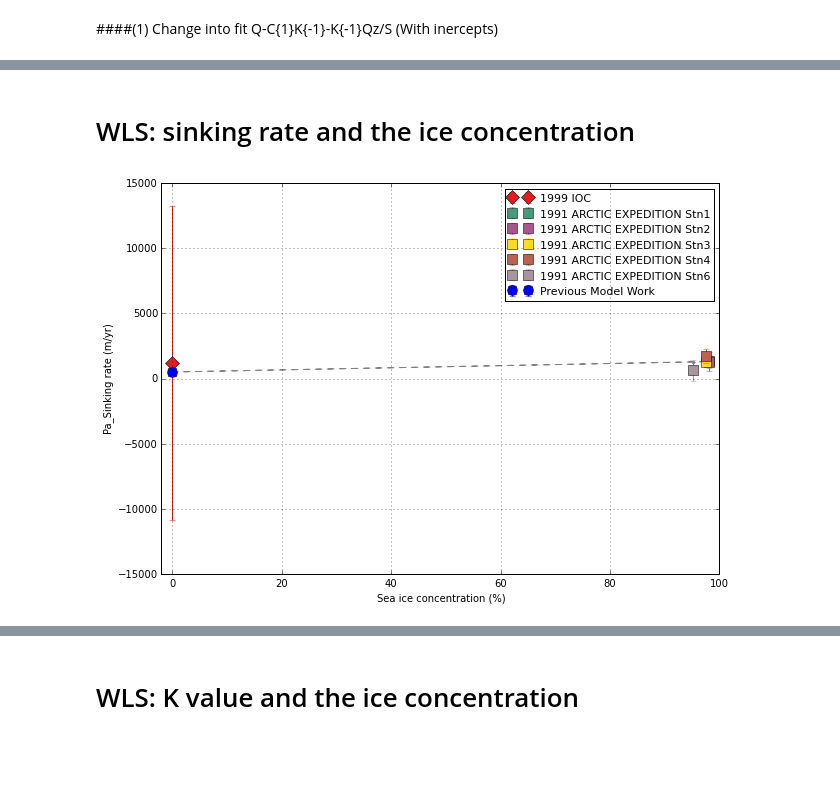
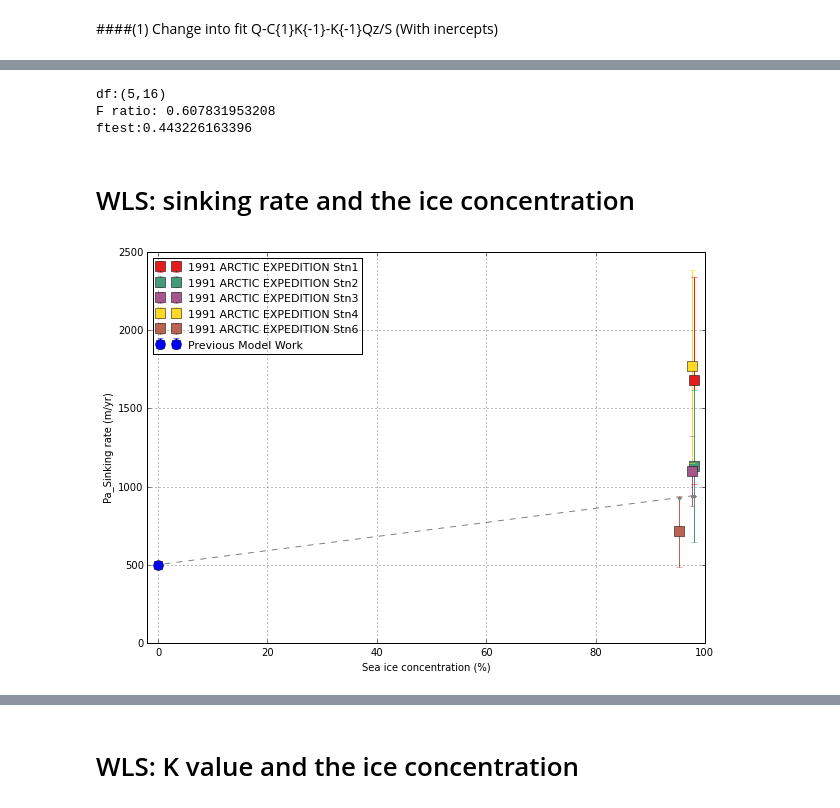
Before and after one commit to UBC-MOAD/analysis-cindy, a Jupyter notebook: notebooks/[parameterization]Version4_Pa.ipynb, the cells around one changed output, grey strips where cells are left out. Cells and saved outputs as stored; diff of their text form; code cells hidden in the pictures; blank space fills up the shorter version.

```diff
--- a/notebooks/[parameterization]Version4_Pa.ipynb
+++ b/notebooks/[parameterization]Version4_Pa.ipynb
@@ -38,7 +35,7 @@ found *.csv file:
 # %% [markdown]
 #Fitting the part. Pa
 # %%
-file_num=6
+file_num=5
 marker=['D','s','s','s','s','s','s']
 
 WLS_err1=np.empty([file_num,1])
@@ -140,9 +158,10 @@ sinking   :6.410755e+02,error:8.150987e+02
 # %%
 p1 = 1
 p2 = 2
-n = file_num
-F = (sum(rss1) - sum(rss2))/(sum(rss2)) *(n*n-p2*n)/(p2*n-p1*n)
+n = 26
+F = (sum(rss1) - sum(rss2))/(sum(rss2)) *(n-p2*5)/(p2*5-p1*5)
 p = 1.0 - scist.cdf(F,p2-p1,n-p2)
+print ('df:(%s,%s)'%((p2-p1)*5,(n-p2*5)))
 print ('F ratio: %s'%F)
 print ('ftest:%s'%p)
 # %% [output]
@@ -268,40 +288,53 @@ Kurtosis:                       1.688   Cond. No.                         190.
+# %%
+p1 = 1
+p2 = 2
+n = 26
+F = (sum(rss1) - sum(rss2))/(sum(rss2)) *(n-p2*5)/(p2*5-p1*5)
+p = 1.0 - scist.cdf(F,p2-p1,n-p2)
+print ('df:(%s,%s)'%((p2-p1)*5,(n-p2*5)))
+print ('F ratio: %s'%F)
+print ('ftest:%s'%p)
+# %% [output]
+df:(5,16)
+F ratio: 0.607831953208
+ftest:0.443226163396
 # %% [markdown]
 # WLS: sinking rate and the ice concentration
 # %%
-marker=['D','s','s','s','s','s','s']
+marker=['s','s','s','s','s','s']
 #i=np.empty([5,1])
 #for j in range(5):
 #    data=pd.read_csv(nc_filename[j])
 #    i[j,:]= data['ice'][0];
-i= np.array([0,98,98,97.6,97.6,95.2])
+i= np.array([98,98,97.6,97.6,95.2])
 
 err1=(WLS_err1/WLS_coef1)*1/WLS_coef1*0.00246
 #((WLS_err1/WLS_coef1)**2)**(0.5)
-sinking_rate=numpy.append(sinking_rate,500)
-i=numpy.append(i,0)
-err1=numpy.append(err1,0.01)
+sinking_rate=np.append(sinking_rate,500)
+i=np.append(i,0)
+err1=np.append(err1,0.01)
 i2 = sm.add_constant(i,prepend=False)
-mod_wls3 = sm.WLS(sinking_rate,i2,weights=1./err1) #Is it the real error?
+mod_wls3 = sm.WLS(sinking_rate,i2,weights=1./err1**4) #Is it the real error?
 res_wls3 = mod_wls3.fit()
 
 fig, ax = plt.subplots(1,figsize=(10,7))
 ax.plot(i, res_wls3.fittedvalues, '--.',color='grey')
 for j in range(file_num):
     data=pd.read_csv(nc_filename[j])
     name= data['name'][0];
     errorbar(i[j],sinking_rate[j],yerr=err1[j],fmt=marker[j],markersize=10,c=cm.Set1(j*50),label=name)
 
 ax.errorbar(i[-1],sinking_rate[-1], yerr=err1[-1], fmt='o',markersize=10,c='blue',label='Previous Model Work')
 ax.legend(loc=0, fontsize=11)#,bbox_to_anchor=(1.45,1))
 plt.xlabel('Sea ice concentration (%)')
 plt.ylabel('Pa_Sinking rate (m/yr)')
 
 #ax.set_ylim([0, 5000])
 ax.set_xlim([-2, 100])
 plt.grid()
 plt.show()
 # %% [output]
-[figure, old version]
+[figure, new version]
 # %%
 print res_wls3.summary()
 # %% [output]
```
Also changed, not shown: parts of 11 cells of this notebook, 5 other files.
